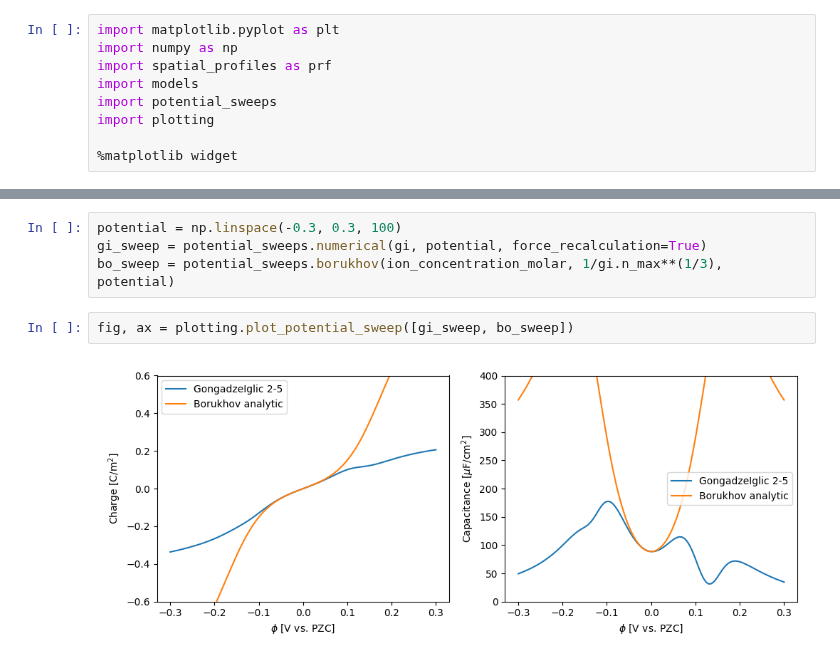
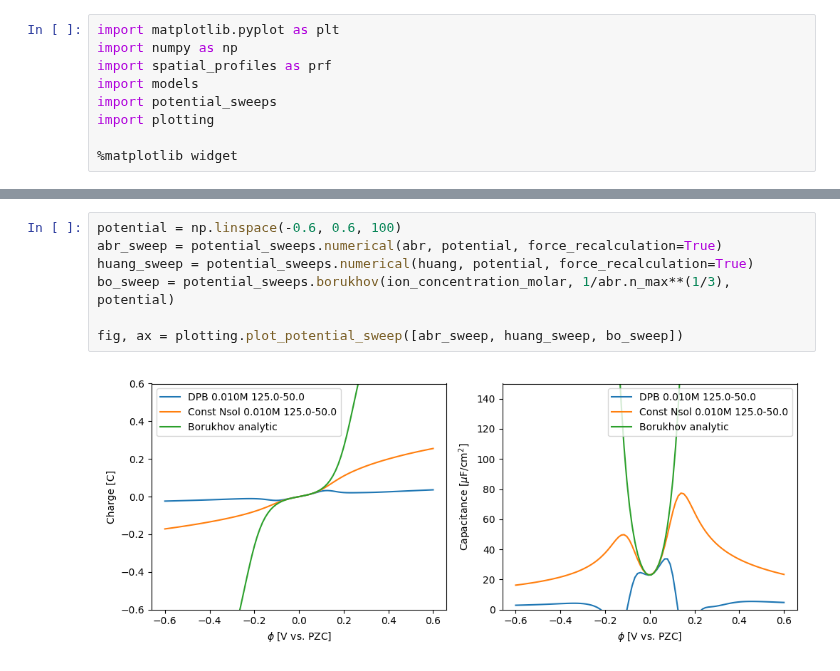
Before and after one commit to lucasdekam/frumkin, a Jupyter notebook: testing.ipynb, the cells around one changed output, grey strips where cells are left out. Saved outputs shown, nothing was run; the diff lists cells and outputs as text.

```diff
--- a/testing.ipynb
+++ b/testing.ipynb
@@ -61,8 +43,9 @@ ax.plot(gi_sol.x, C.BETA * C.Z * C.E_0 * gi_sol.phi)
 # %%
-potential = np.linspace(-0.3, 0.3, 100)
-gi_sweep = potential_sweeps.numerical(gi, potential, force_recalculation=True)
-bo_sweep = potential_sweeps.borukhov(ion_concentration_molar, 1/gi.n_max**(1/3), potential)
+potential = np.linspace(-0.6, 0.6, 100)
+abr_sweep = potential_sweeps.numerical(abr, potential, force_recalculation=True)
+huang_sweep = potential_sweeps.numerical(huang, potential, force_recalculation=True)
+bo_sweep = potential_sweeps.borukhov(ion_concentration_molar, 1/abr.n_max**(1/3), potential)
+
+fig, ax = plotting.plot_potential_sweep([abr_sweep, huang_sweep, bo_sweep])
+# %% [output]
+[figure, added]
-# %%
-fig, ax = plotting.plot_potential_sweep([gi_sweep, bo_sweep])
-# %% [output]
-[figure, removed]
```
Also changed, not shown: parts of 8 cells of this notebook, 7 other files.
